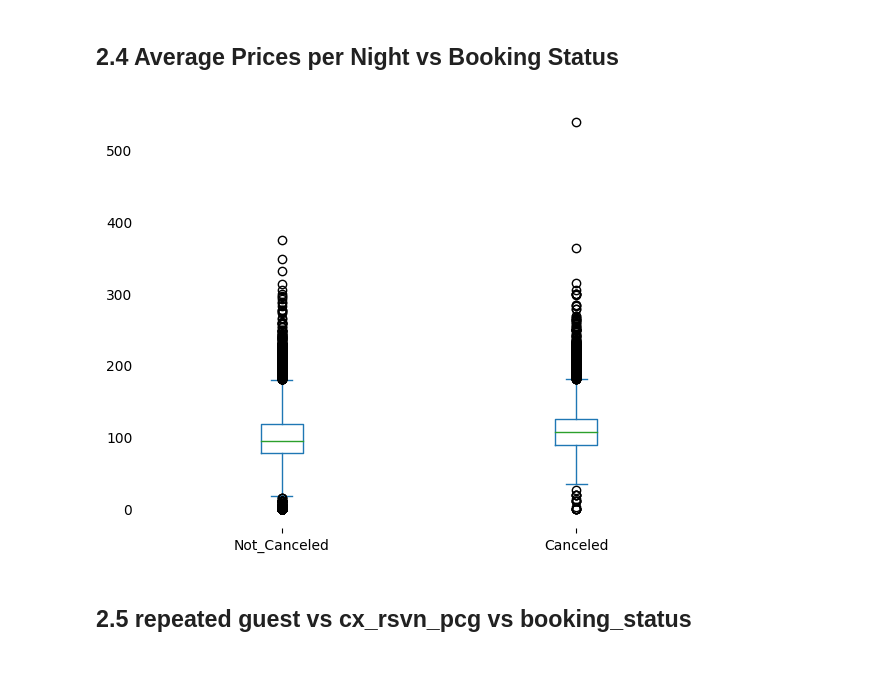
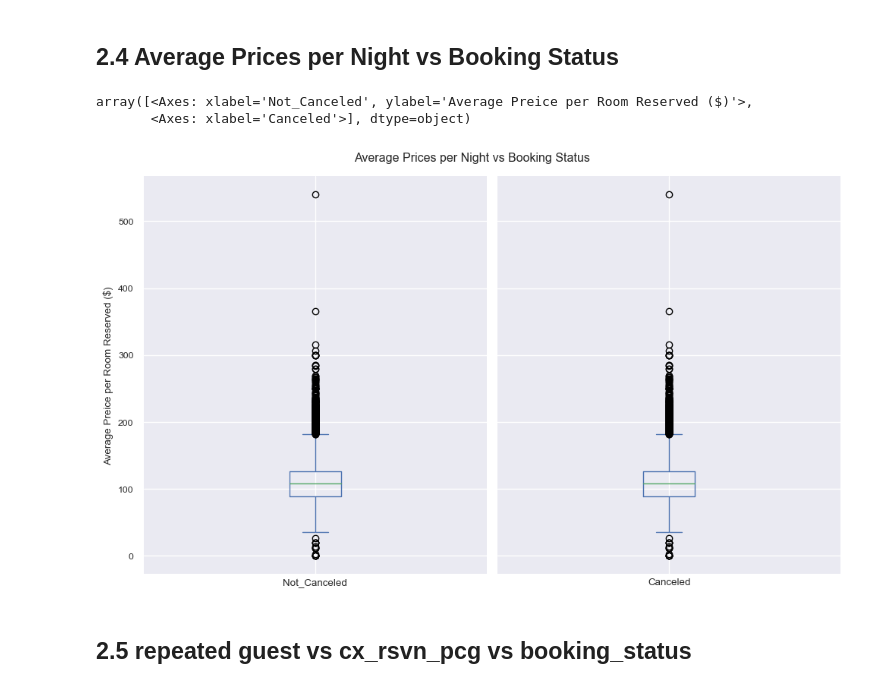
Before and after one commit to jh22d/BookedUp, a Jupyter notebook: Final_Project.ipynb, the cells around one changed output. Saved outputs shown, nothing was run; the diff lists cells and outputs as text; code cells hidden in the pictures.

```diff
--- a/Final_Project.ipynb
+++ b/Final_Project.ipynb
@@ -272,19 +297,29 @@ roomq.plot(kind = 'line', ax = axroom2)
 # %% [markdown]
 ## 2.4 Average Prices per Night vs Booking Status
-# %%
-status = rsvn['booking_status'].unique()
-fig, ax = plt.subplots(1,len(status), sharey=True)
-
-rsvn_pr_bk = rsvn.loc[:, ['booking_status', 'avg_price_per_room']]
-rsvn_pr_bk.set_index('booking_status', inplace=True)
-
-for i in range(0,len(status)):
-    rsvn_pr_bk.loc[status[i]].plot(kind = 'box', ax = ax[i], xlabel = status[i])
-    ax[i].spines[['left', 'right', 'top' ,'bottom']].set_visible(False)
-    ax[i].tick_params(which="both", left=False, labelbottom=False)
-fig.tight_layout()
-# %% [output]
-[figure, removed]
+# %%
+def pr_plot(stat, df, loco):
+    fig, ax = plt.subplots(1,len(status), sharey=True, figsize = (10,6))
+    for i in range(0,len(status)):
+        df.plot(kind = 'box', ax = ax[i], xlabel = status[i])
+        indi_box = ax[i]
+        xtick = status[i]
+        indi_box.spines[['left', 'right', 'top' ,'bottom']].set_visible(False)
+        indi_box.tick_params(which="both", left=False, labelbottom=False)
+    fig.suptitle('Average Prices per Night vs Booking Status')
+    ax[0].set_ylabel('Average Preice per Room Reserved ($)')
+    fig.tight_layout()
+    return ax
+# %%
+status = rsvn['booking_status'].unique()
+rsvn_pr_bk = rsvn.loc[:, ['booking_status', 'avg_price_per_room']]
+rsvn_pr_bk.set_index('booking_status', inplace=True)
+df1 = rsvn_pr_bk.loc[status[i]]
+# %%
+pr_plot(status, df1, colors)
+# %% [output]
+array([<Axes: xlabel='Not_Canceled', ylabel='Average Preice per Room Reserved ($)'>,
+       <Axes: xlabel='Canceled'>], dtype=object)
+[figure, added]
 # %% [markdown]
 ## 2.5 repeated guest vs cx_rsvn_pcg vs booking_status
 # %%
```
Also changed, not shown: parts of 19 cells of this notebook, 1 other file.
